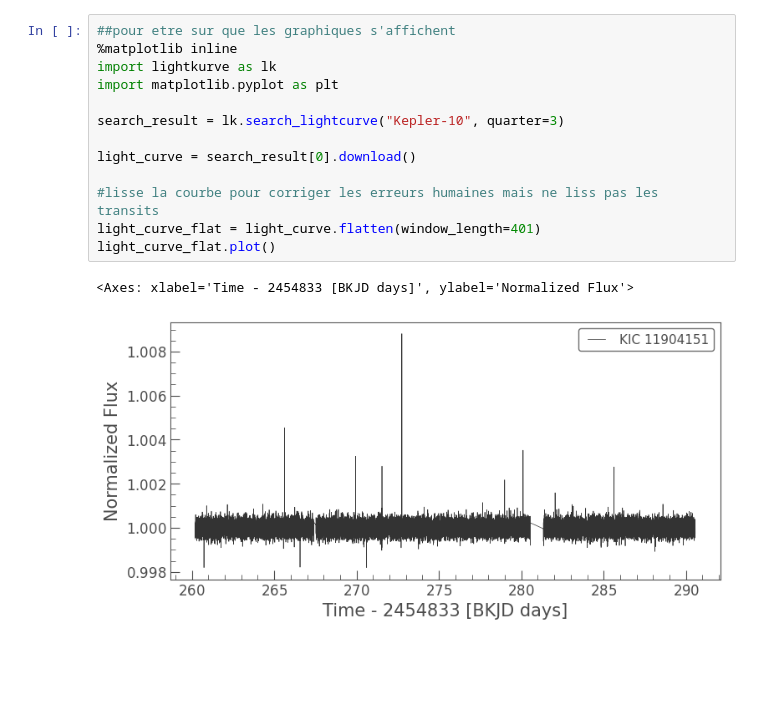
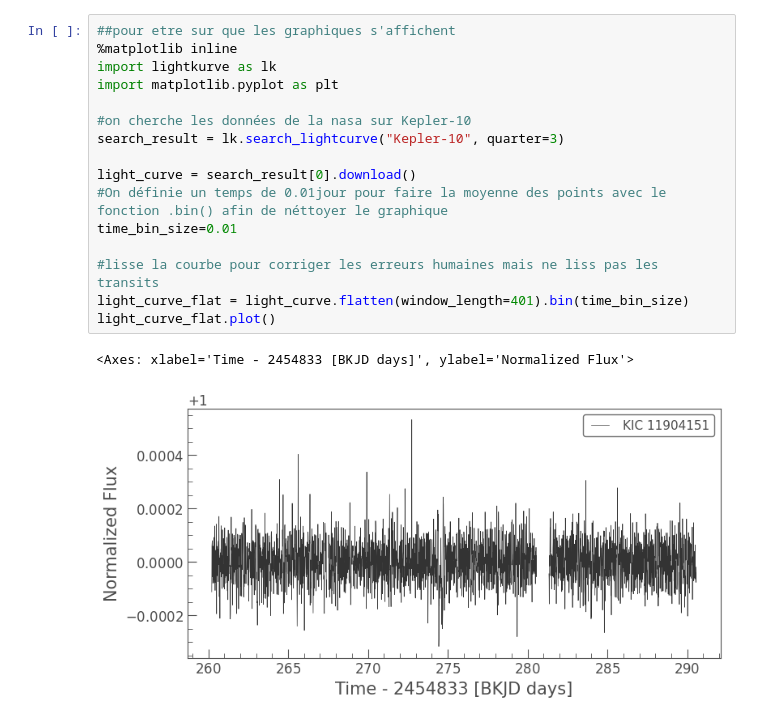
Before and after one commit to timotheChampieux/ExoHunter, a Jupyter notebook: notebooks/01_exploration_Kepler10.ipynb, the cells around one changed output. Cells and saved outputs as stored; diff of their text form; blank space fills up the shorter version.

```diff
--- a/notebooks/01_exploration_Kepler10.ipynb
+++ b/notebooks/01_exploration_Kepler10.ipynb
@@ -1,16 +1,19 @@
 # %%
 ##pour etre sur que les graphiques s'affichent
 %matplotlib inline
 import lightkurve as lk
 import matplotlib.pyplot as plt
 
+#on cherche les données de la nasa sur Kepler-10
 search_result = lk.search_lightcurve("Kepler-10", quarter=3)
 
 light_curve = search_result[0].download()
+#On définie un temps de 0.01jour pour faire la moyenne des points avec le fonction .bin() afin de néttoyer le graphique
+time_bin_size=0.01
 
 #lisse la courbe pour corriger les erreurs humaines mais ne liss pas les transits
-light_curve_flat = light_curve.flatten(window_length=401)
+light_curve_flat = light_curve.flatten(window_length=401).bin(time_bin_size)
 light_curve_flat.plot()
 # %% [output]
 <Axes: xlabel='Time - 2454833 [BKJD days]', ylabel='Normalized Flux'>
-[figure, old version]
+[figure, new version]
```
Also changed, not shown: parts of 3 cells of this notebook.
